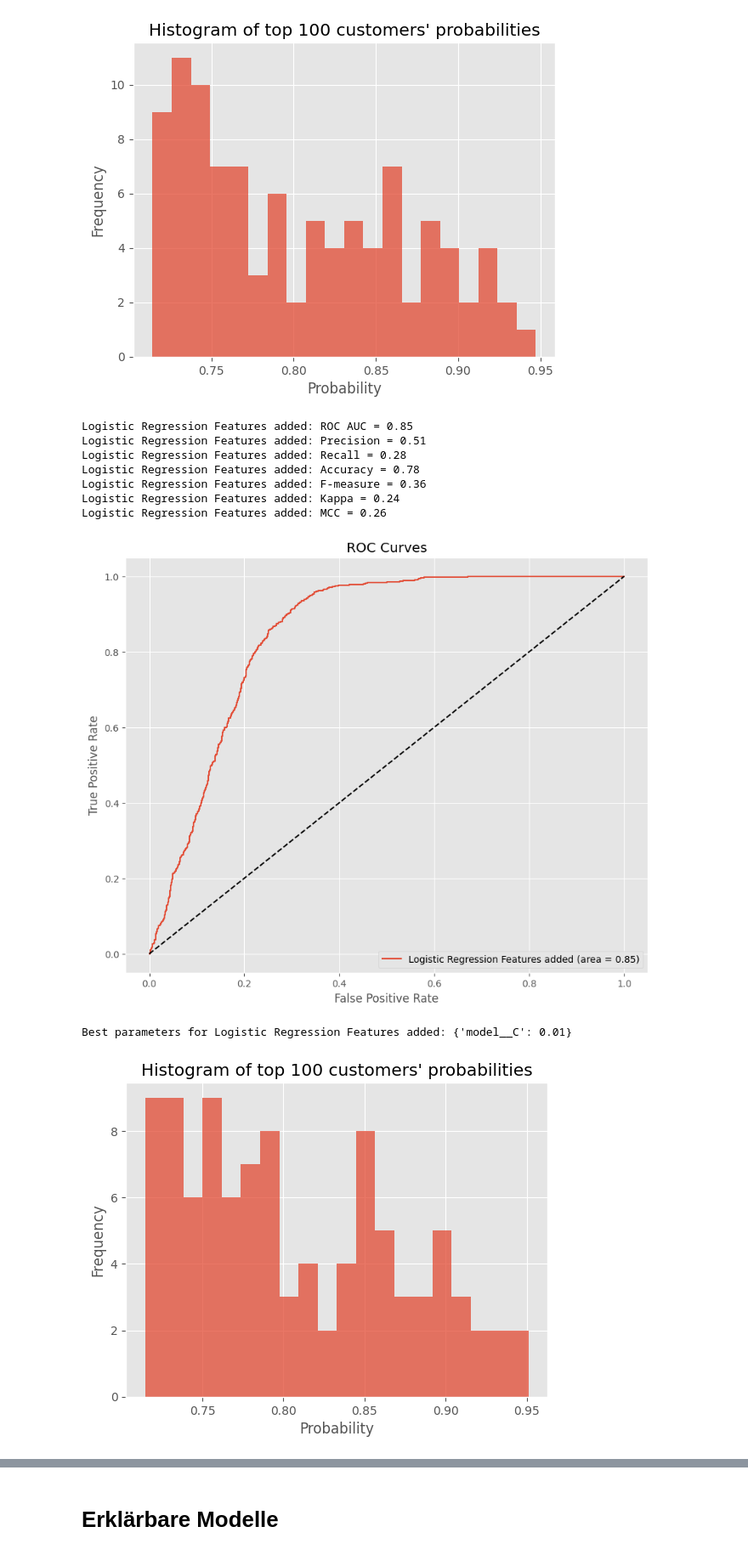
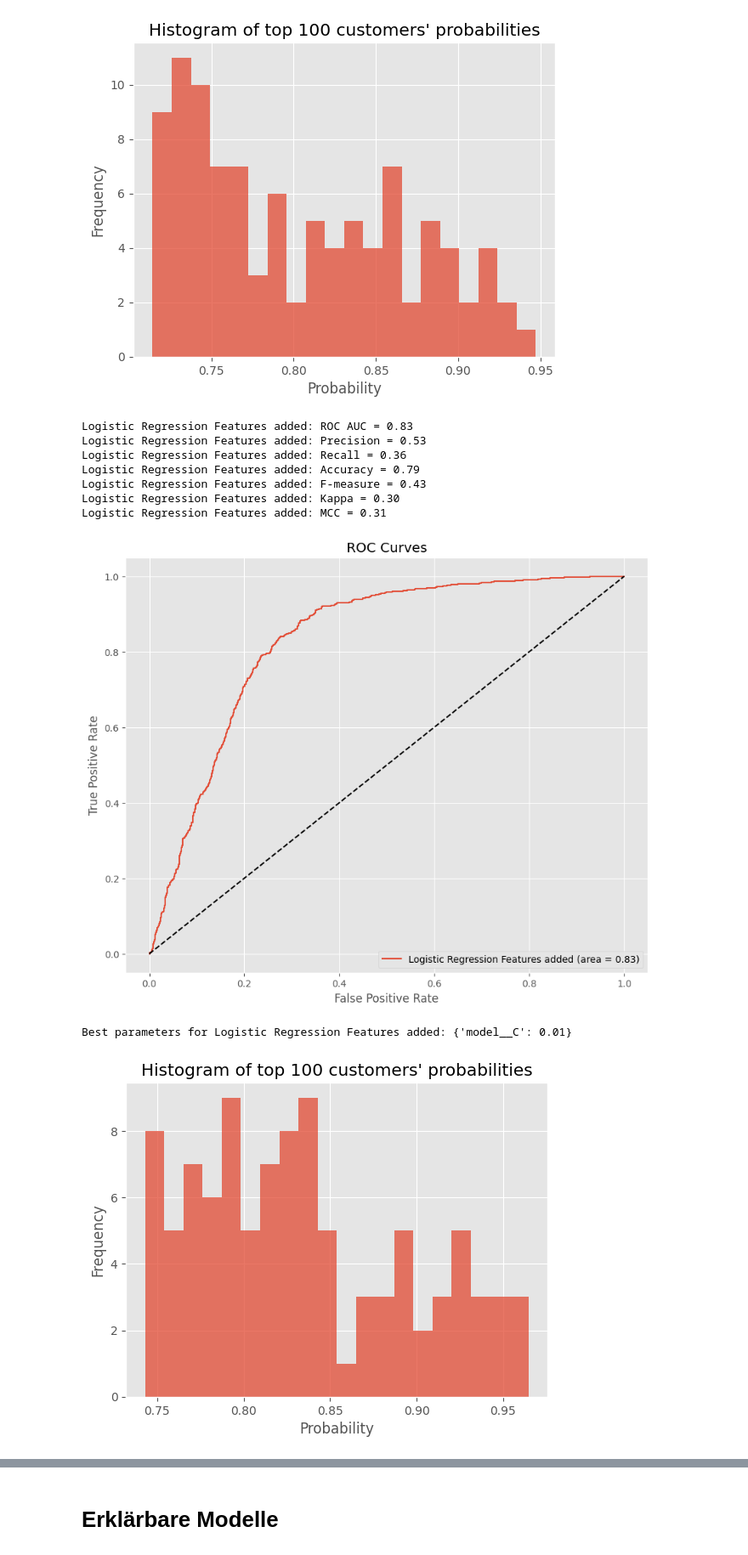
Before and after one commit to etiiiR/fhnw_aml, a Jupyter notebook: AML_MC.ipynb, the cells around one changed output, grey strips where cells are left out. Shown at 85% size. Drawn from its saved outputs; the diff is of its cells as text; code cells hidden in the pictures.

```diff
--- a/AML_MC.ipynb
+++ b/AML_MC.ipynb
@@ -1959,51 +1906,36 @@ Best parameters for Baseline Logistic Regression: {'model__C': 0.01}
 # %%
 # Define models and their parameter grids
 models = {
     "Logistic Regression Features added": LogisticRegression(solver="liblinear"),
 }
 param_grid = {
     "Logistic Regression Features added": {"model__C": [0.001, 0.01, 0.1, 1, 10]},
 }
 
-selected_fields = (
-    [
-        "age",
-        "gender",
-        "region_client",
-    ]
-    + [f"volume_{i}" for i in range(1, 14)]
-    + [f"balance_{i}" for i in range(1, 14)]
-)
-
-# selected_fields add the new features of df_features
-selected_fields = selected_fields + [
-    "balance_mean",
-    "credit_mean",
-    "n_transactions_mean",
-]
+selected_fields = X_feature_engineered.columns
 
 evaluator = ModelEvaluator(
     models, param_grid, X_feature_engineered, y, selected_fields=selected_fields
 )
 evaluator.evaluate_models()
 evaluator.plot_roc_curves()
 evaluator.optimize_model("Logistic Regression Features added")
 evaluator.compare_top_n_customers("Logistic Regression Features added", n=100)
 
 
 # Assuming X and y are defined
 #
 # %% [output]
-Logistic Regression Features added: ROC AUC = 0.85
-Logistic Regression Features added: Precision = 0.51
-Logistic Regression Features added: Recall = 0.28
-Logistic Regression Features added: Accuracy = 0.78
-Logistic Regression Features added: F-measure = 0.36
-Logistic Regression Features added: Kappa = 0.24
-Logistic Regression Features added: MCC = 0.26
+Logistic Regression Features added: ROC AUC = 0.83
+Logistic Regression Features added: Precision = 0.53
+Logistic Regression Features added: Recall = 0.36
+Logistic Regression Features added: Accuracy = 0.79
+Logistic Regression Features added: F-measure = 0.43
+Logistic Regression Features added: Kappa = 0.30
+Logistic Regression Features added: MCC = 0.31
-[figure, old version]
+[figure, new version]
 Best parameters for Logistic Regression Features added: {'model__C': 0.01}
-[figure, old version]
+[figure, new version]
 # %%
 # check if there are any missing values
 # print the missing values of withdrawal mean ration last3 first3
```
Also changed, not shown: parts of 33 cells of this notebook, 39 other files.
